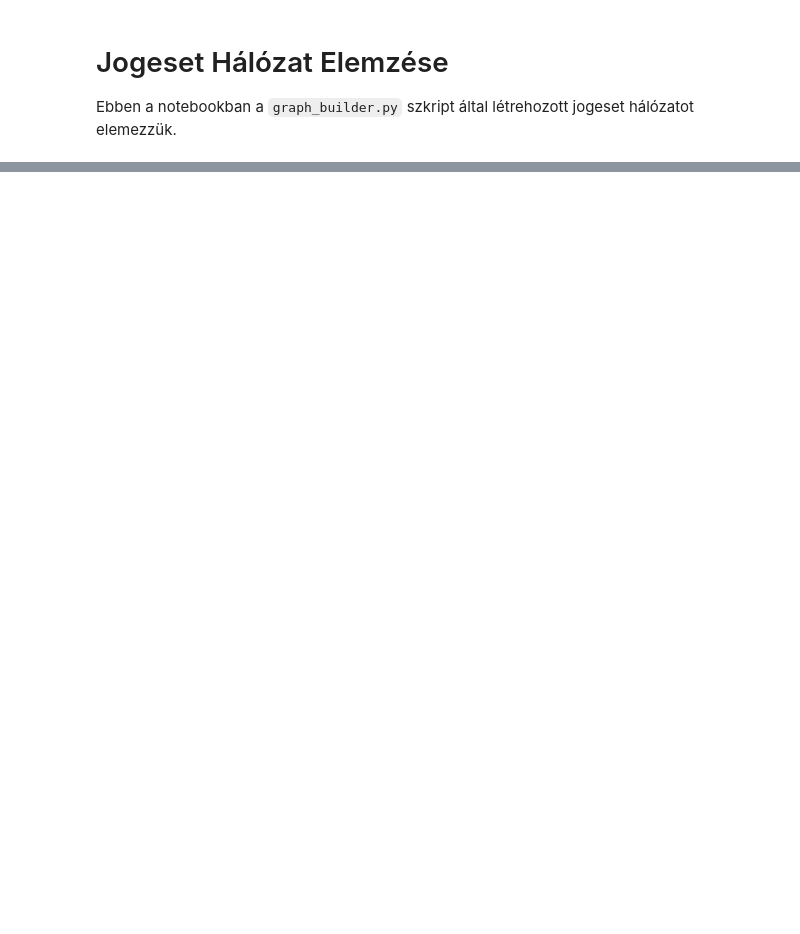
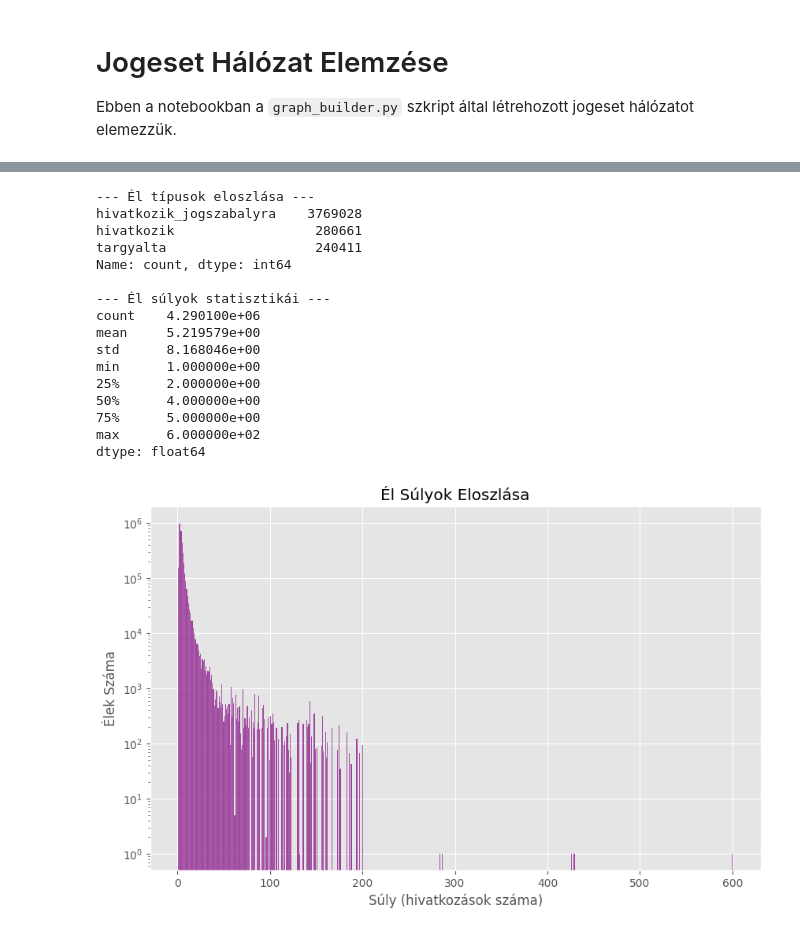
Before and after one commit to ZeleMate/Szakdolgozat, a Jupyter notebook: notebooks/graph_analysis.ipynb, the cells around one changed output, grey strips where cells are left out. Saved outputs shown, nothing was run; the diff lists cells and outputs as text; code cells hidden in the pictures; blank space fills up the shorter version.

```diff
--- a/notebooks/graph_analysis.ipynb
+++ b/notebooks/graph_analysis.ipynb
@@ -1255,0 +264,61 @@ Gráf robusztusság elemzés értelmezése:
+# %%
+if G and G.number_of_edges() > 0:
+    edge_relation_types = nx.get_edge_attributes(G, 'relation_type')
+
+    if edge_relation_types:
+        relation_type_counts = pd.Series(edge_relation_types).value_counts()
+
+        print("--- Él típusok eloszlása ---")
+        print(relation_type_counts)
+
+        # Vizualizáció
+        fig = px.bar(
+            relation_type_counts,
+            x=relation_type_counts.index,
+            y=relation_type_counts.values,
+            title="Él Típusok Gyakorisága",
+            labels={'x': 'Kapcsolat Típusa', 'y': 'Élek Száma'},
+            text_auto=True
+        )
+        fig.show()
+
+        # Él súlyok elemzése
+        edge_weights = nx.get_edge_attributes(G, 'weight')
+        if edge_weights:
+            weights = list(edge_weights.values())
+            weight_series = pd.Series(weights)
+
+            print("\n--- Él súlyok statisztikái ---")
+            print(weight_series.describe())
+
+            plt.figure(figsize=(10, 6))
+            sns.histplot(weights, bins=max(weights), discrete=True, color='purple')
+            plt.title('Él Súlyok Eloszlása')
+            plt.xlabel('Súly (hivatkozások száma)')
+            plt.ylabel('Élek Száma')
+            plt.yscale('log')
+            plt.show()
+        else:
+            print("\nNincsenek 'weight' attribútumok az éleken.")
+    else:
+        print("Nincsenek 'relation_type' attribútumok az éleken.")
+else:
+    print('A gráf (G) nincs betöltve vagy üres.')
+# %% [output]
+--- Él típusok eloszlása ---
+hivatkozik_jogszabalyra    3769028
+hivatkozik                  280661
+targyalta                   240411
+Name: count, dtype: int64
+
+--- Él súlyok statisztikái ---
+count    4.290100e+06
+mean     5.219579e+00
+std      8.168046e+00
+min      1.000000e+00
+25%      2.000000e+00
+50%      4.000000e+00
+75%      5.000000e+00
+max      6.000000e+02
+dtype: float64
+[figure, added]
```
Also changed, not shown: parts of 37 cells of this notebook, 1 other file.
